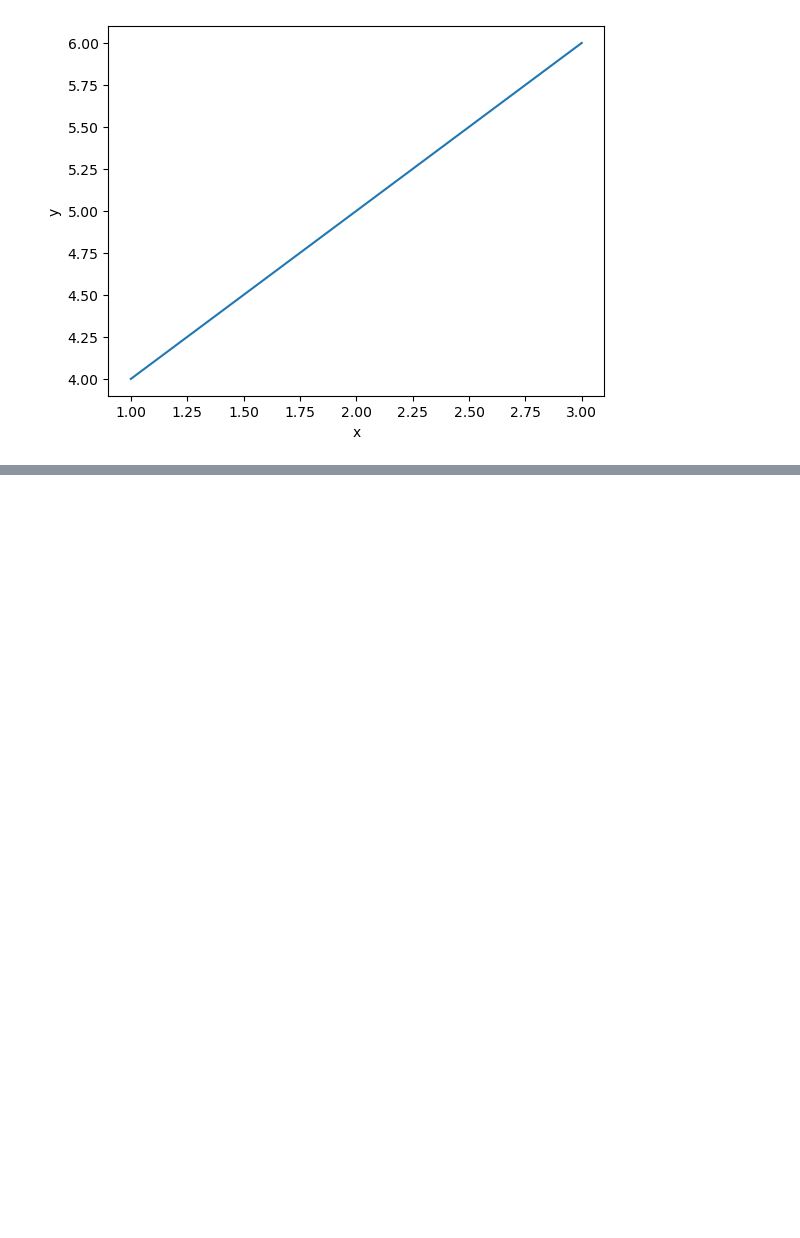
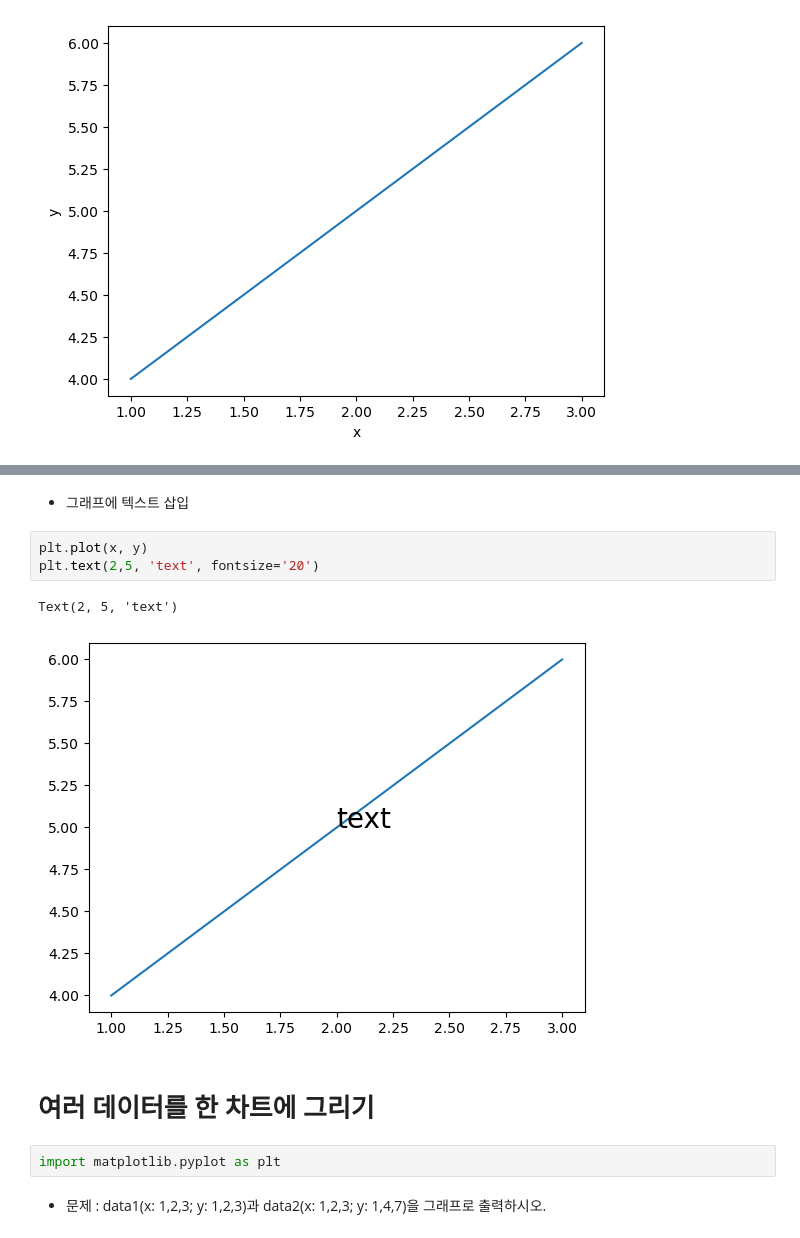
Before and after one commit to Hyeonjun-Heo/fast_campus-EDA, a Jupyter notebook: 03_데이터_시각화.ipynb, the cells around one changed output, grey strips where cells are left out. Drawn from its saved outputs; the diff is of its cells as text; blank space fills up the shorter version.

```diff
--- a/03_데이터_시각화.ipynb
+++ b/03_데이터_시각화.ipynb
@@ -113,0 +152,14 @@ plt.grid(True)
+# %% [markdown]
+* 그래프에 텍스트 삽입
+# %%
+plt.plot(x, y)
+plt.text(2,5, 'text', fontsize='20')
+# %% [output]
+Text(2, 5, 'text')
+[figure, added]
+# %% [markdown]
+# 여러 데이터를 한 차트에 그리기
+# %%
+import matplotlib.pyplot as plt
+# %% [markdown]
+* 문제 : data1(x: 1,2,3; y: 1,2,3)과 data2(x: 1,2,3; y: 1,4,7)을 그래프로 출력하시오.
```
Also changed, not shown: parts of 73 cells of this notebook.
